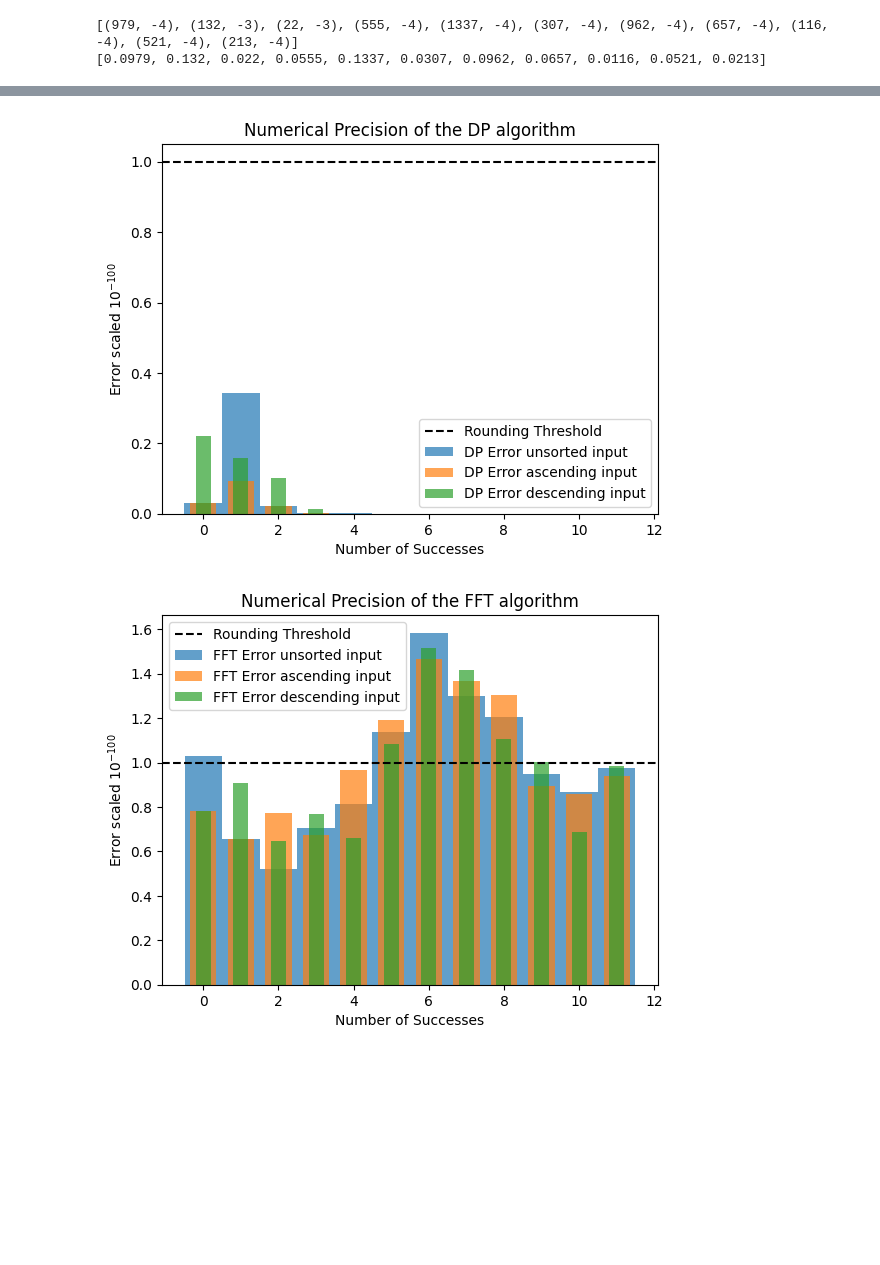
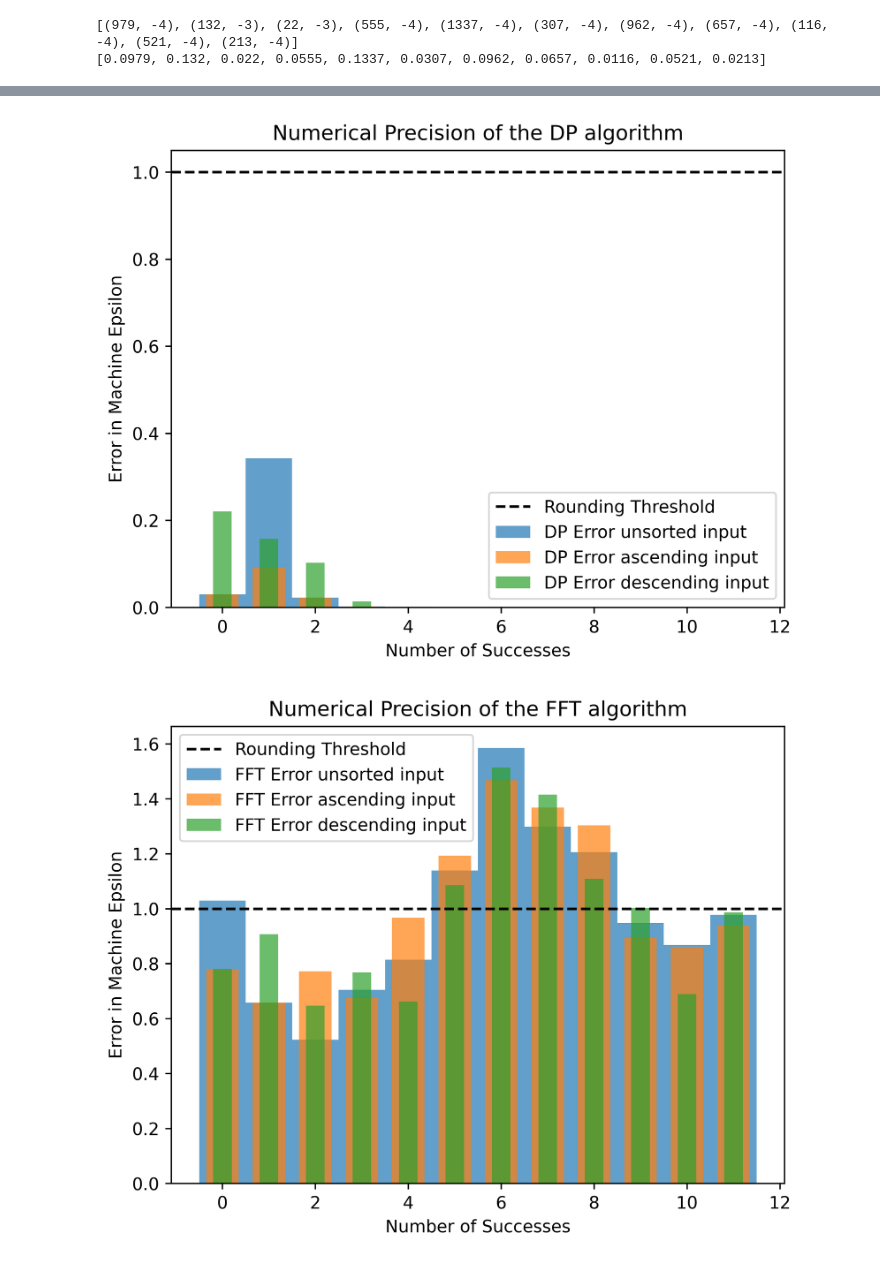
Before and after one commit to StrikerBadger/bachelor-thesis, a Jupyter notebook: numerical_analysis.ipynb, the cells around one changed output, grey strips where cells are left out. Cells and saved outputs as stored; diff of their text form; code cells hidden in the pictures; blank space fills up the shorter version.

```diff
--- a/numerical_analysis.ipynb
+++ b/numerical_analysis.ipynb
@@ -7,6 +7,9 @@ import pandas as pd
 import numpy as np
 from matplotlib import pyplot as plt
 import random
+# %%
+# Set the plot resolution
+plt.rcParams['figure.dpi'] = 600
 # %%
 # The seed for the probabilistic functions
 SEED = sum([ord(c) for c in "Social Networks Lab"])
@@ -47,6 +50,8 @@ PRECISION = 4
 # Moves zeroes at the end of a multiplicand into the exponent
 # Example: (200, -8) becomes (2, -6)
 def collapse(num):
+    if num[0] == 0: # Special Case, if num represents 0, just return (0, 0)
+        return (0, 0)
     num_str = str(num[0])
     exponent_shift = 0
     for c in reversed(num_str):
@@ -219,28 +225,30 @@ dp_error_desc = [t[0]/eps_tf[0] for t in dp_error_desc]
 fft_error_asc = [t[0]/eps_tf[0] for t in fft_error_asc]
 fft_error_desc = [t[0]/eps_tf[0] for t in fft_error_desc]
 # %%
+# Plot the Error for the DP algorithm for all sorting strategies
 plt.clf()
 plt.bar(range(len(samples)+1), dp_error, alpha=0.7, label='DP Error unsorted input', width=1)
 plt.bar(range(len(samples)+1), dp_error_asc, alpha=0.7, label='DP Error ascending input', width=0.7)
 plt.bar(range(len(samples)+1), dp_error_desc, alpha=0.7, label='DP Error descending input', width=0.4)
 plt.title('Numerical Precision of the DP algorithm')
 plt.xlabel('Number of Successes')
-plt.ylabel(f'Error scaled $10^{"{" + str(min_exp) + "}"}$')
+plt.ylabel(f'Error in Machine Epsilon')
 plt.axhline(1, linestyle='--', c='black', label='Rounding Threshold')
 plt.legend()
 plt.show()
 # %% [output]
-[figure, old version]
+[figure, new version]
 # %%
+# Plot the Error for the FFT algorithm for all sorting strategies
 plt.clf()
 plt.bar(range(len(samples)+1), fft_error, alpha=0.7, label='FFT Error unsorted input', width=1)
 plt.bar(range(len(samples)+1), fft_error_asc, alpha=0.7, label='FFT Error ascending input', width=0.7)
 plt.bar(range(len(samples)+1), fft_error_desc, alpha=0.7, label='FFT Error descending input', width=0.4)
 plt.title('Numerical Precision of the FFT algorithm')
 plt.xlabel('Number of Successes')
-plt.ylabel(f'Error scaled $10^{"{" + str(min_exp) + "}"}$')
+plt.ylabel(f'Error in Machine Epsilon')
 plt.axhline(1, linestyle='--', c='black', label='Rounding Threshold')
 plt.legend()
 plt.show()
 # %% [output]
-[figure, old version]
+[figure, new version]
```
Also changed, not shown: parts of 4 cells of this notebook.
